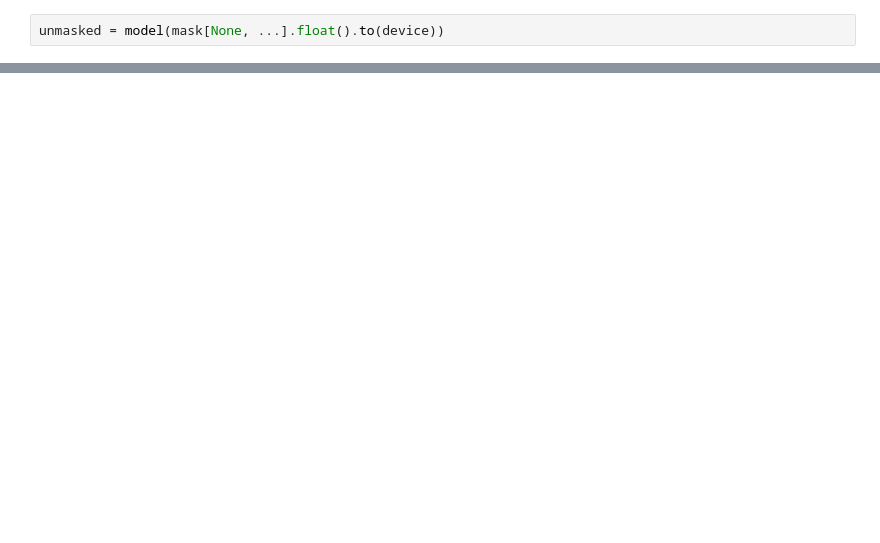
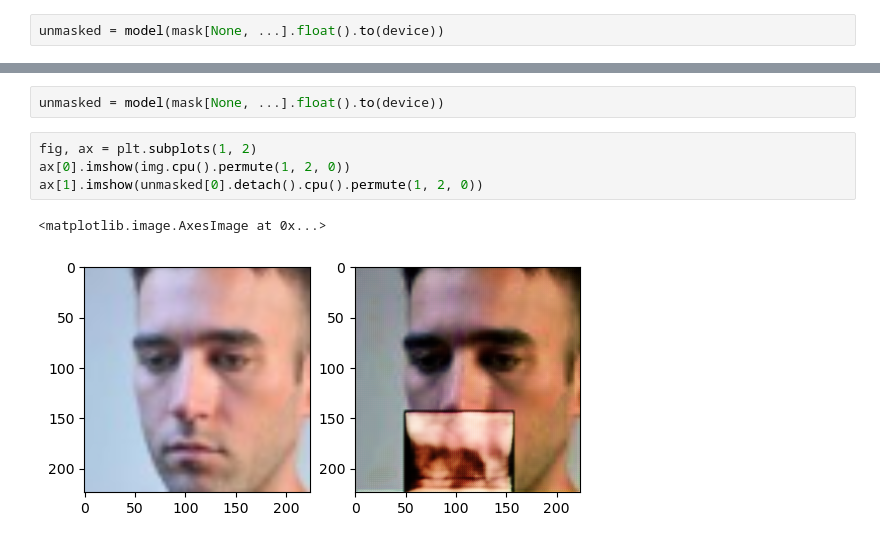
Before and after one commit to madhava20217/Realtime-Masked-Face-Unmasker, a Jupyter notebook: completion.ipynb, the cells around one changed output, grey strips where cells are left out. Saved outputs shown, nothing was run; the diff lists cells and outputs as text; blank space fills up the shorter version.

```diff
--- a/completion.ipynb
+++ b/completion.ipynb
@@ -284,0 +297,9 @@ ax[1].imshow(unmasked[0].detach().cpu().permute(1, 2, 0))
+# %%
+unmasked = model(mask[None, ...].float().to(device))
+# %%
+fig, ax = plt.subplots(1, 2)
+ax[0].imshow(img.cpu().permute(1, 2, 0))
+ax[1].imshow(unmasked[0].detach().cpu().permute(1, 2, 0))
+# %% [output]
+<matplotlib.image.AxesImage at 0x...>
+[figure, added]
```
Also changed, not shown: parts of 6 cells of this notebook, 1 other file.
